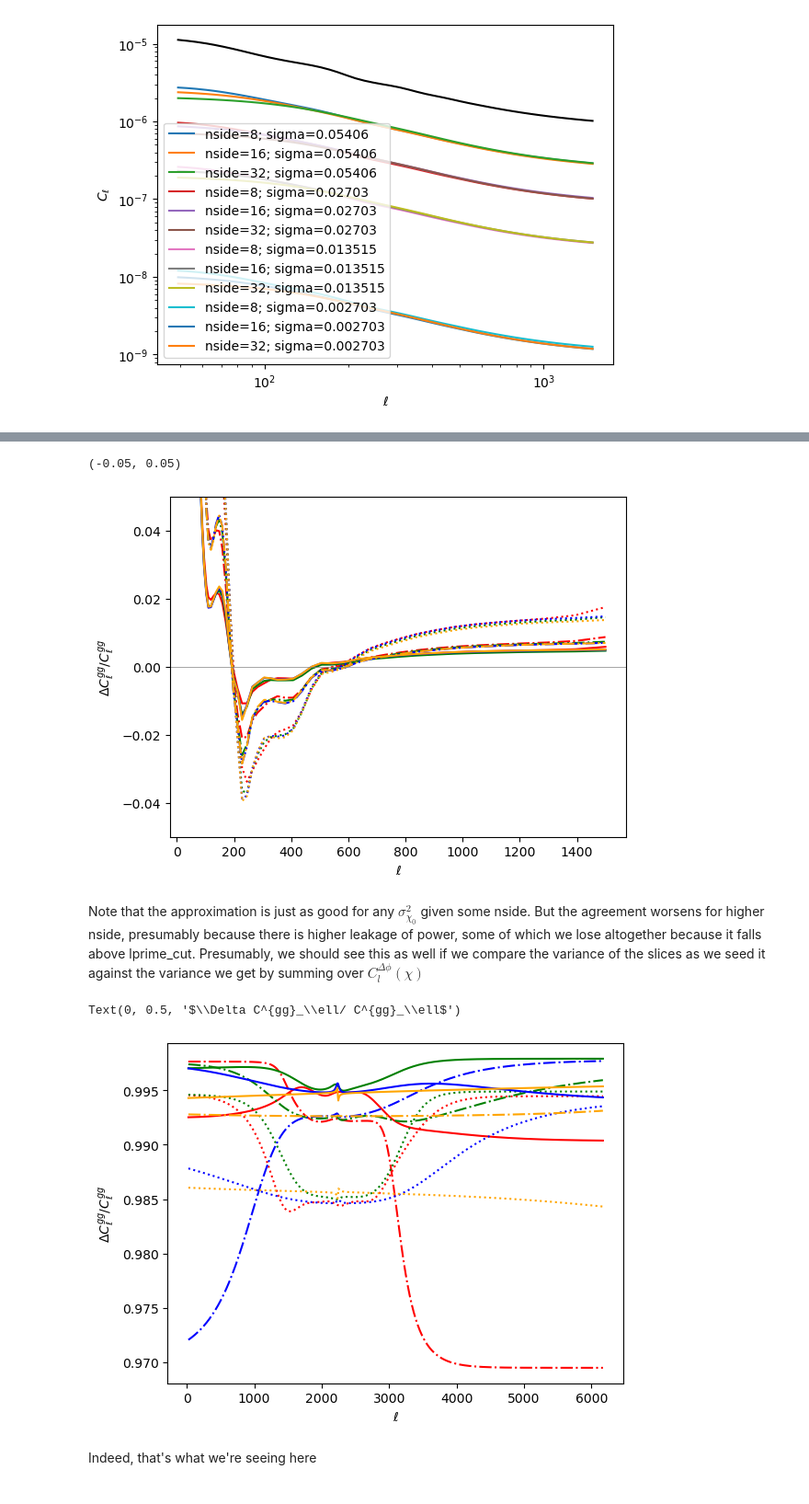
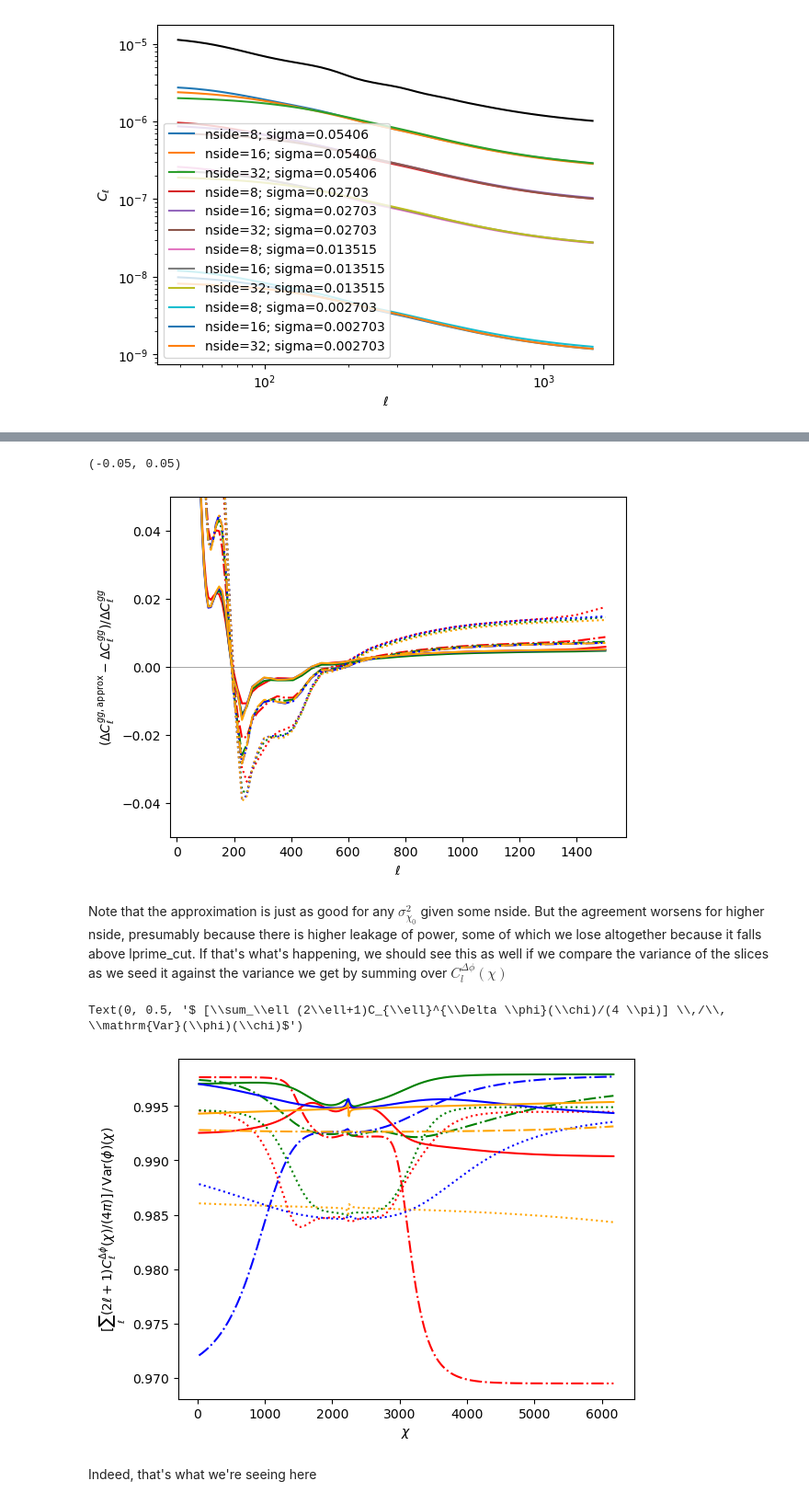
Before and after one commit to abaleato/CARDiAC, a Jupyter notebook: biases_code/galaxy_clustering_example.ipynb, the cells around one changed output, grey strips where cells are left out. Shown at 92% size. Drawn from its saved outputs; the diff is of its cells as text; code cells hidden in the pictures.

```diff
--- a/biases_code/galaxy_clustering_example.ipynb
+++ b/biases_code/galaxy_clustering_example.ipynb
@@ -39,0 +52,6 @@ bvec = [0.786, 0.583, -0.406, -0.512, 1755]
+# %%
+zshift_template = utils.generate_template(nside, alpha, sigma_zshift, lmax_pert)
+temp_exp = biases.experiment(sigma, z_mean, sigma_zshift, sigma_zwidth, zshift_template, bvec)
+filename = '/pscratch/sd/a/ab2368/data/redmagic_alpha{}_lmaxpert{}_sigmazshift{}_nside{}'.format(alpha, lmax_pert, sigma_zshift, nside)
+# We save the key properties to file so they can be load by the parallel processes we're about to create
+temp_exp.save_properties(filename)
@@ -40,3 +145,6 @@ bvec = [0.786, 0.583, -0.406, -0.512, 1755]
+# %%
+alpha = 0 # The spectral index of the perturbation Cls
+lmax_pert = 400 # The lmax of the perturbations we inject
 # %% [markdown]
 #### Preprocessing
 # %% [markdown]
@@ -44,7 +152,8 @@ First, a bit of pre-processing:
 # %%
 for nside in np.array([8, 16, 32]):
     for sigma_zshift in np.array([2, 1, 0.5, 0.1])*error_on_meanz:
-        temp_exp = biases.experiment(sigma, z_mean, sigma_zshift, sigma_zwidth, nside, bvec)
+        zshift_template = utils.generate_template(nside, alpha, sigma_zshift, lmax_pert)
+        temp_exp = biases.experiment(sigma, z_mean, sigma_zshift, sigma_zwidth, zshift_template, bvec)
         filename = '/pscratch/sd/a/ab2368/data/redmagic_wn_NOSMOOTHING_sigmazshift{}_nside{}'.format(sigma_zshift, nside)
         # We save the key properties to file so they can be load by the parallel processes we're about to create
         temp_exp.save_properties(filename)
@@ -195,13 +304,10 @@ for sigma_zshift, color, labels in zip(sigma_zshifts, sigma_zshift_colors, sigma
         plt.plot(loaded_exp.ells, loaded_exp.conv_bias/loaded_exp.unbiased_clgg,
                  color=color, ls=ls, label=r'{}'.format(labels))
 
-        plt.plot(loaded_exp.ells, loaded_exp.analytic_mcbias_via_variance/loaded_exp.unbiased_clgg, color=color, ls=ls, label=r'analytic_via_variance')
+        #plt.plot(loaded_exp.ells, loaded_exp.analytic_mcbias_via_variance/loaded_exp.unbiased_clgg, color=color, ls=ls, label=r'analytic_via_variance')
 
 plt.yscale('log')
 #plt.legend(ncol=len(sigma_zshifts))
 plt.xlabel(r'$\ell$')
 plt.ylabel(r'$\Delta C^{gg}_\ell/ C^{gg}_\ell$')
-plt.axhline(0, lw=0.5, color='gray')
-#plt.xlim([np.min(loaded_exp.ells), np.max(loaded_exp.ells)])
-plt.title(r'These follow roughly the $\sigma_{\chi_0}^2$ dependence')
 # %% [output]
@@ -224,44 +330,39 @@ for sigma_zshift, color, labels in zip(sigma_zshifts, sigma_zshift_colors, sigma
 plt.yscale('linear')
 #plt.legend(ncol=len(sigma_zshifts))
 plt.xlabel(r'$\ell$')
-plt.ylabel(r'$\Delta C^{gg}_\ell/ C^{gg}_\ell$')
+plt.ylabel(r'$(\Delta C^{gg, \mathrm{approx}}_\ell - \Delta C^{gg}_\ell)/ \Delta C^{gg}_\ell$')
 plt.axhline(0, lw=0.5, color='gray')
 #plt.xlim([np.min(loaded_exp.ells), np.max(loaded_exp.ells)])
 plt.ylim([-0.05, 0.05])
 # %% [output]
 (-0.05, 0.05)
-[figure, old version]
+[figure, new version]
 # %% [markdown]
-Note that the approximation is just as good for any $\sigma_{\chi_0}^2$ given some nside. But the agreement worsens for higher nside, presumably because there is higher leakage of power, some of which we lose altogether because it falls above lprime_cut. Presumably, we should see this as well if we compare the variance of the slices as we seed it against the variance we get by summing over $C_l^{\Delta \phi}(\chi)$
+Note that the approximation is just as good for any $\sigma_{\chi_0}^2$ given some nside. But the agreement worsens for higher nside, presumably because there is higher leakage of power, some of which we lose altogether because it falls above lprime_cut. If that's what's happening, we should see this as well if we compare the variance of the slices as we seed it against the variance we get by summing over $C_l^{\Delta \phi}(\chi)$
 # %%
 sigma_zshifts = np.array([2, 1, 0.5, 0.1])*error_on_meanz
 sigma_zshift_labels = np.array([r'$2\,\sigma_{\chi_0}$', r'$\sigma_{\chi_0}$', r'$\sigma_{\chi_0}/2$', r'$\sigma_{\chi_0}/10$'])
 sigma_zshift_colors = np.array(['r', 'g', 'b', 'orange'])
 nsides = np.array([8, 16, 32])
 
 for sigma_zshift, color, labels in zip(sigma_zshifts, sigma_zshift_colors, sigma_zshift_labels):
     for nside, ls in zip(nsides, np.array(['-', '-.', ':'])):
         filename = '/pscratch/sd/a/ab2368/data/redmagic_wn_NOSMOOTHING_sigmazshift{}_nside{}'.format(sigma_zshift, nside)
         loaded_exp = biases.load_from_file(filename)
 
         # Measure the variance of each chi-slice directly
         var_direct = loaded_exp.variance_at_distance_slice
 
         # Calculate the variance from the Cl's
         ells = np.arange(loaded_exp.Cl_deltap_of_chi1_chi2.shape[0])
         var_via_cl = np.sum( (2*ells[:,None]+1)*np.diagonal(loaded_exp.Cl_deltap_of_chi1_chi2, axis1=1, axis2=2)/(4*np.pi), axis=0)
 
         plt.plot(loaded_exp.chi_array, var_via_cl/var_direct,
                  color=color, ls=ls, label=r'{}'.format(labels))
-plt.yscale('linear')
-#plt.legend(ncol=len(sigma_zshifts))
-plt.xlabel(r'$\ell$')
-plt.ylabel(r'$\Delta C^{gg}_\ell/ C^{gg}_\ell$')
-#plt.axhline(0, lw=0.5, color='gray')
-#plt.xlim([np.min(loaded_exp.ells), np.max(loaded_exp.ells)])
-#plt.ylim([-0.05, 0.05])
+plt.xlabel(r'$\chi$')
+plt.ylabel(r'$ [\sum_\ell (2\ell+1)C_{\ell}^{\Delta \phi}(\chi)/(4 \pi)] \,/\, \mathrm{Var}(\phi)(\chi)$')
 # %% [output]
-Text(0, 0.5, '$\\Delta C^{gg}_\\ell/ C^{gg}_\\ell$')
+Text(0, 0.5, '$ [\\sum_\\ell (2\\ell+1)C_{\\ell}^{\\Delta \\phi}(\\chi)/(4 \\pi)] \\,/\\, \\mathrm{Var}(\\phi)(\\chi)$')
-[figure, old version]
+[figure, new version]
 # %% [markdown]
 Indeed, that's what we're seeing here
```
Also changed, not shown: parts of 14 cells of this notebook.
